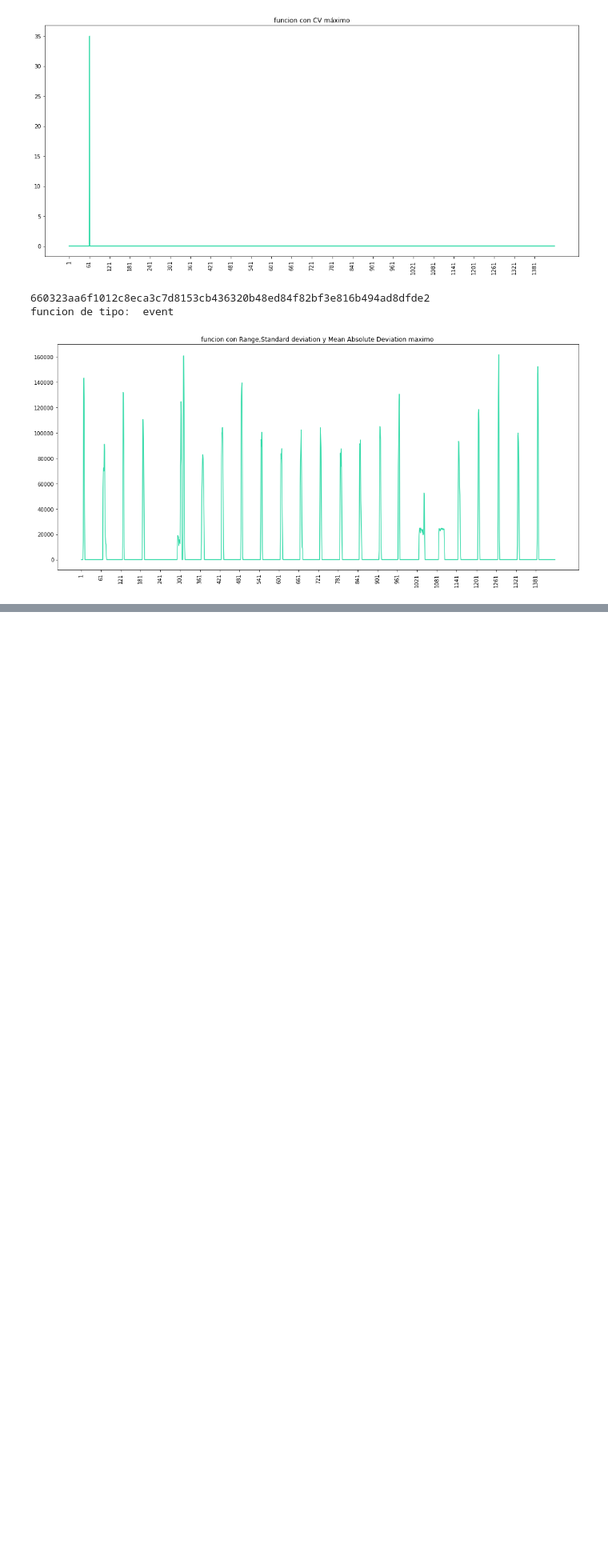
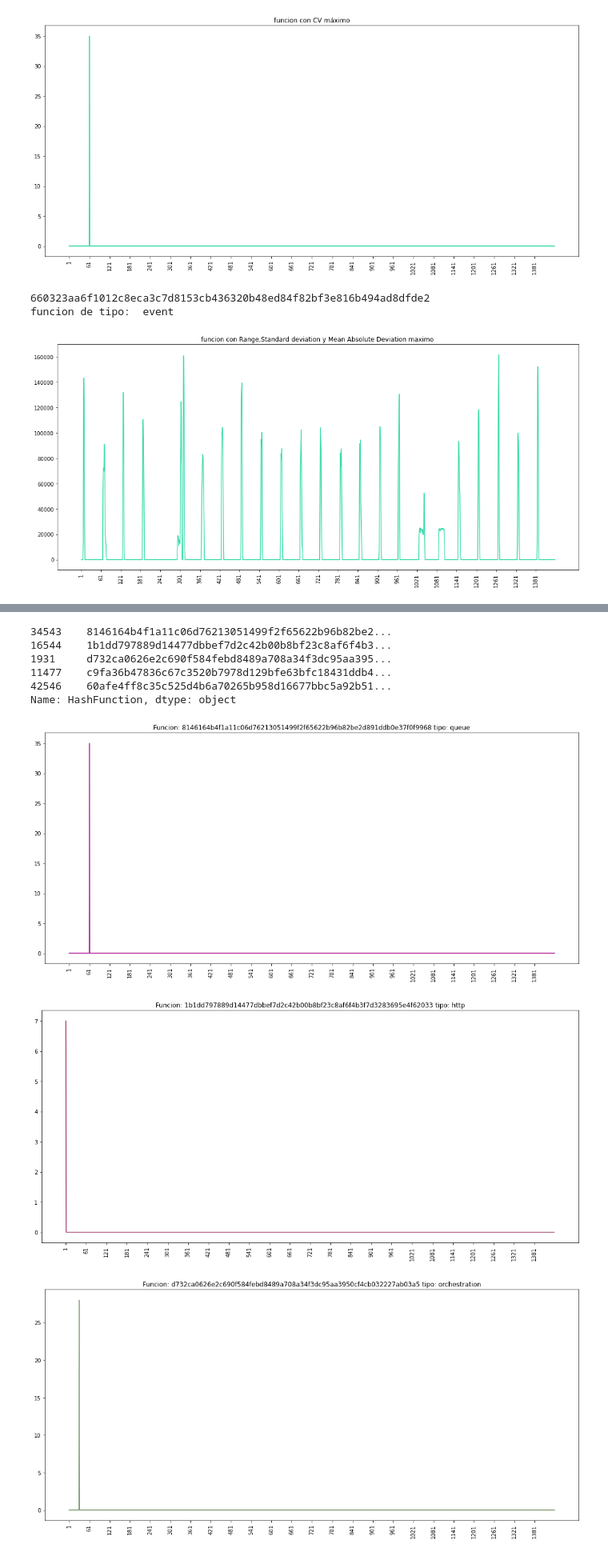
Before and after one commit to robinsonf214/Analisis_CVR, a Jupyter notebook: Preguntas.ipynb, the cells around one changed output, grey strips where cells are left out. Shown at 80% size. Cells and saved outputs as stored; diff of their text form; code cells hidden in the pictures; blank space fills up the shorter version.

```diff
--- a/Preguntas.ipynb
+++ b/Preguntas.ipynb
@@ -177,9 +177,21 @@ warnings.filterwarnings('ignore')
 # %%
 def hurst(serieT):
     # Create the range of lag values
+    serieT = serieT if not isinstance(serieT, pd.Series) else serieT.to_list()
+
+
+    if "pandas.core.series" in sys.modules.keys() and type(serieT) == pd.core.series.Series:
+            if serieT.isnull().values.any():
+                raise ValueError("Series contains NaNs")
+            serieT = serieT.values  # convert pandas Series to numpy array
+    elif np.isnan(np.min(serieT)):
+            raise ValueError("Series contains NaNs")
+
     lags = range(2, 100)
     # Calculate the array of the variances of the lagged differences
     tau = [sqrt(std(subtract(serieT[lag:], serieT[:-lag]))) for lag in lags]
+  #  tau = [sqrt((serieT - serieT.shift(-lag)).std()) for lag in lags]
+
     # Use a linear fit to estimate the Hurst Exponent
     poly = polyfit(log(lags), log(tau), 1)
     # Return the Hurst exponent from the polyfit output
@@ -482,0 +616,4 @@ funcion de tipo:  event
+# %%
+dia = pd.read_csv("invocations_per_function_md.anon.d05.csv")
+dia.drop(['HashApp', 'HashOwner'], axis = 1, inplace=True)
+dia.set_index('HashFunction',inplace=True)
@@ -482,0 +695,29 @@ funcion de tipo:  event
+# %%
+# top 5 Coeficiente de variacion
+for func in funciones_analisis.nlargest(5, 'Coefficient of variation')['HashFunction']:
+    dia.loc[func].drop(['Trigger'])
+    plt.figure(figsize=(18,8))
+    r = rd.random()
+    b = rd.random()
+    g = rd.random()
+    color = (r, g, b)
+
+    plt.plot(dia.loc[func].drop(['Trigger']), c=color)
+    plt.xticks(np.arange(0, 1440,60))
+    #plt.xticks([x for x in range(0,1441) if x%60==0])
+    plt.xticks(rotation=90)
+    #estadisticos
+
+
+    plt.title("Funcion: " + func + " tipo: "+ dia.loc[func]['Trigger'] )
+    plt.ion()
+# %% [output]
+34543    8146164b4f1a11c06d76213051499f2f65622b96b82be2...
+16544    1b1dd797889d14477dbbef7d2c42b00b8bf23c8af6f4b3...
+1931     d732ca0626e2c690f584febd8489a708a34f3dc95aa395...
+11477    c9fa36b47836c67c3520b7978d129bfe63bfc18431ddb4...
+42546    60afe4ff8c35c525d4b6a70265b958d16677bbc5a92b51...
+Name: HashFunction, dtype: object
+[figure, added]
+[figure, added]
+[figure, added]
```
Also changed, not shown: parts of 29 cells of this notebook.
